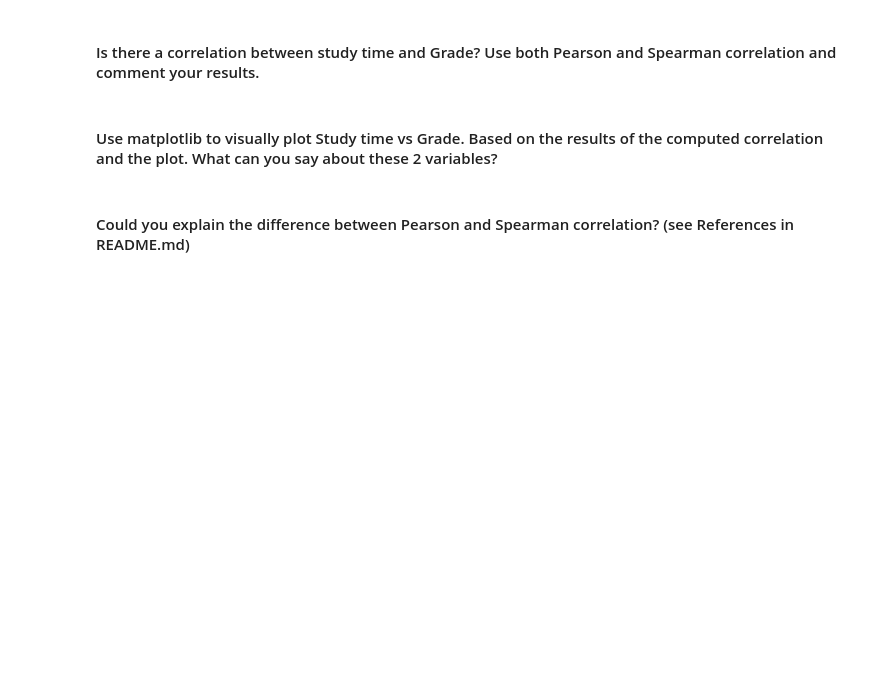
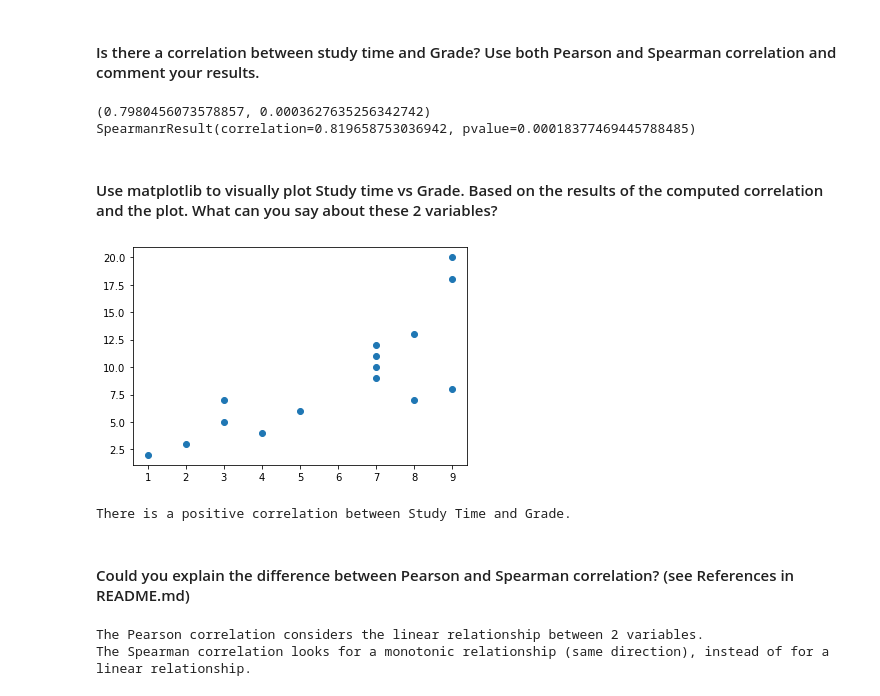
Before and after one commit to ta-data-lis/lab-pivot-table-and-correlation, a Jupyter notebook: your_code/main.ipynb, the cells around one changed output. Saved outputs shown, nothing was run; the diff lists cells and outputs as text; code cells hidden in the pictures; blank space fills up the shorter version.

```diff
--- a/your_code/main.ipynb
+++ b/your_code/main.ipynb
@@ -332,2 +354,11 @@ The most correlated variables with Steps are Minutes Very Active and Calorie bur
+# %%
+# your answer here
+import scipy.stats as st
+
+print(st.pearsonr(time_grades['Grade'], time_grades['Study time']))
+print(st.spearmanr(time_grades['Grade'], time_grades['Study time']))
+# %% [output]
+(0.7980456073578857, 0.0003627635256342742)
+SpearmanrResult(correlation=0.819658753036942, pvalue=0.00018377469445788485)
 # %% [markdown]
 #### Use matplotlib to visually plot Study time vs Grade. Based on the results of the computed correlation and the plot. What can you say about these 2 variables?
@@ -336,2 +365,10 @@ The most correlated variables with Steps are Minutes Very Active and Calorie bur
+# %%
+# your answer here
+plt.scatter(x= time_grades['Grade'], y= time_grades['Study time'])
+plt.show()
+print('There is a positive correlation between Study Time and Grade.')
+# %% [output]
+[figure, added]
+There is a positive correlation between Study Time and Grade.
 # %% [markdown]
 #### Could you explain the difference between Pearson and Spearman correlation? (see References in README.md)
@@ -339,0 +375,6 @@ The most correlated variables with Steps are Minutes Very Active and Calorie bur
+# %%
+# your answer here
+print('The Pearson correlation considers the linear relationship between 2 variables.\nThe Spearman correlation looks for a monotonic relationship (same direction), instead of for a linear relationship.')
+# %% [output]
+The Pearson correlation considers the linear relationship between 2 variables.
+The Spearman correlation looks for a monotonic relationship (same direction), instead of for a linear relationship.
```
Also changed, not shown: parts of 5 cells of this notebook.
